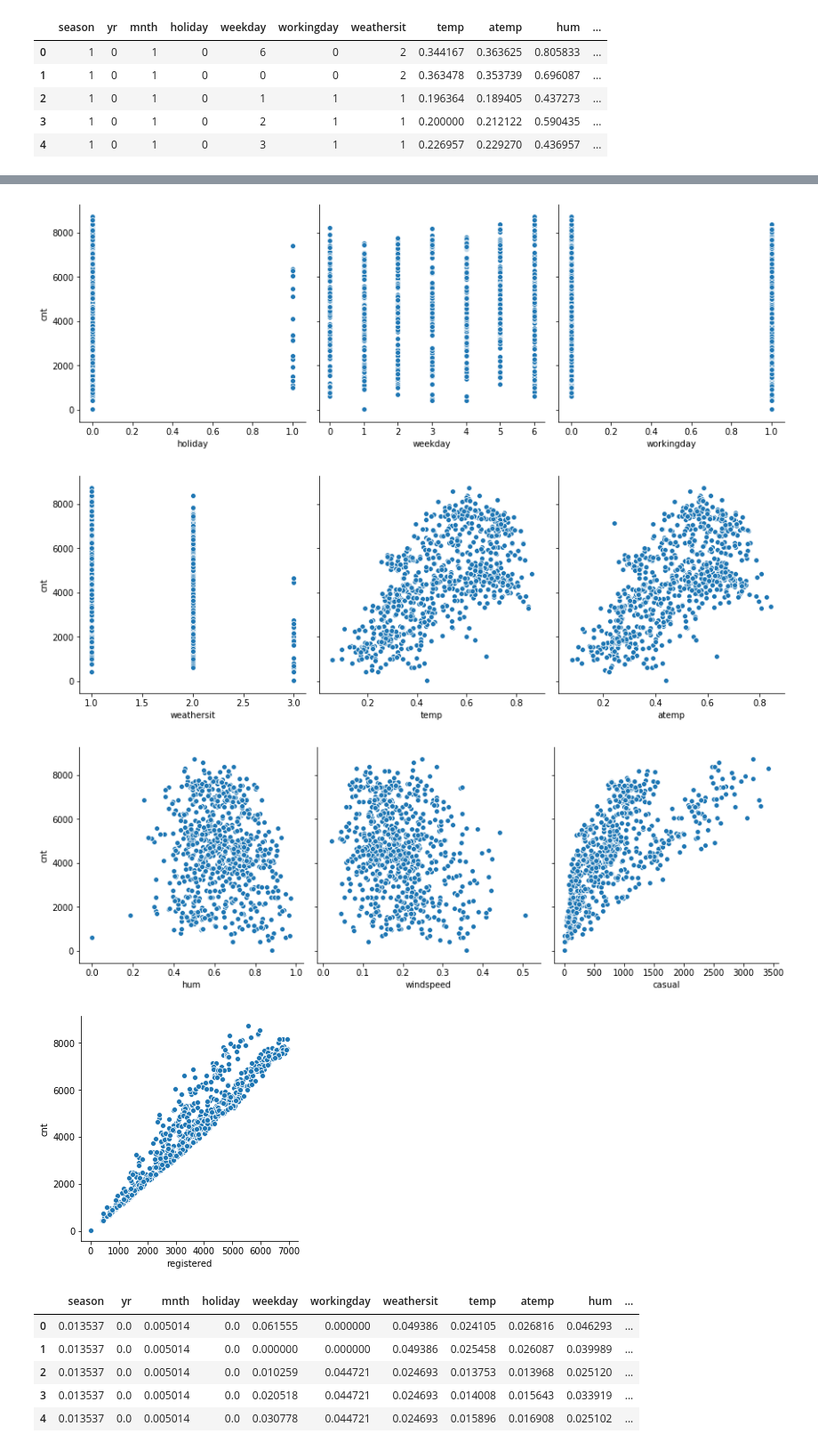
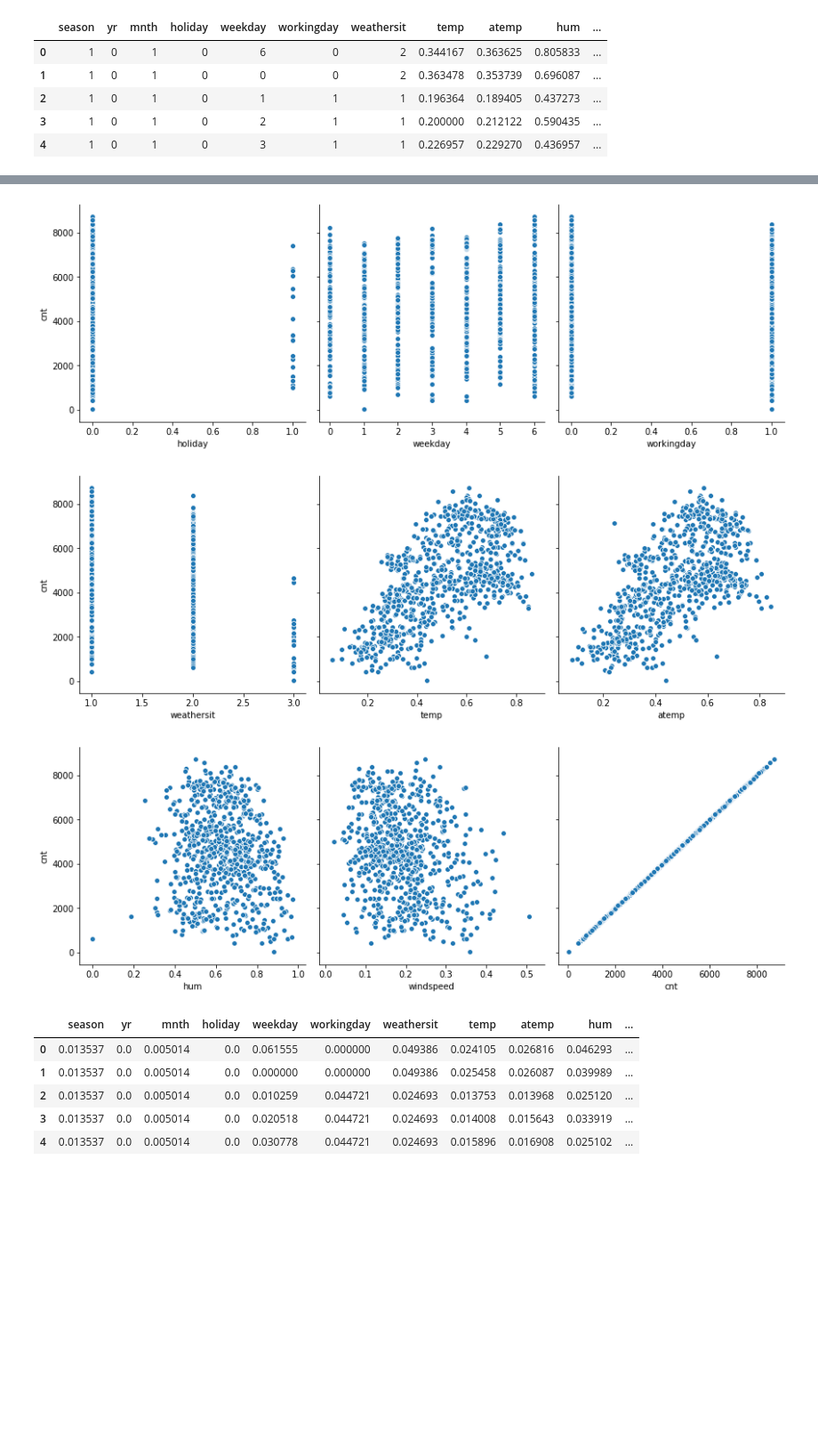
Before and after one commit to andrelfs01/feature_ranking_regression, a Jupyter notebook: feature_selection_bike.ipynb, the cells around one changed output, grey strips where cells are left out. Shown at 89% size. Drawn from its saved outputs; the diff is of its cells as text; code cells hidden in the pictures; blank space fills up the shorter version.

```diff
--- a/feature_selection_bike.ipynb
+++ b/feature_selection_bike.ipynb
@@ -14,6 +15,8 @@ data = pd.read_csv("day.csv", names=headers, index_col=False, skiprows = [0], de
 # Preview the first 5 lines of the loaded data
 data = data.drop('instant', axis=1)
 data = data.drop('dteday', axis=1)
+data = data.drop('registered', axis=1)
+data = data.drop('casual', axis=1)
 Y = 'cnt'
 data.head()
 # %% [output]
@@ -28,32 +31,31 @@ data.head()
 # %%
 sns = sn.pairplot(data, y_vars=[Y], x_vars=data.columns[:3],height = 4)
 sns.savefig("output1.png")
 
 sns = sn.pairplot(data, y_vars=[Y], x_vars=data.columns[3:6],height = 4)
 sns.savefig("output2.png")
 
 sns = sn.pairplot(data, y_vars=[Y], x_vars=data.columns[6:9],height = 4)
 sns.savefig("output3.png")
 
 sns = sn.pairplot(data, y_vars=[Y], x_vars=data.columns[9:12],height = 4)
 sns.savefig("output4.png")
-sns = sn.pairplot(data, y_vars=[Y], x_vars=data.columns[12:13],height = 4)
-sns.savefig("output5.png")
+#sns = sn.pairplot(data, y_vars=[Y], x_vars=data.columns[12:13],height = 4)
+#sns.savefig("output5.png")
 
 #ax = sn.regplot(x="registered", y=Y, data=data)
 #ax.figure.savefig("registered_output.png")
 
 #ax = sn.regplot(x="casual", y=Y, data=data)
 #ax.figure.savefig("casual_output.png")
 
 #ax = sn.regplot(x="workingday", y=Y, data=data)
 #ax.figure.savefig("workingday_output.png")
 # %% [output]
 [figure]
 [figure]
 [figure]
-[figure, old version]
+[figure, new version]
-[figure, removed]
 # %%
 def norm_vector(vector):
     return LA.norm(vector)
```
Also changed, not shown: parts of 12 cells of this notebook, 7 other files.
